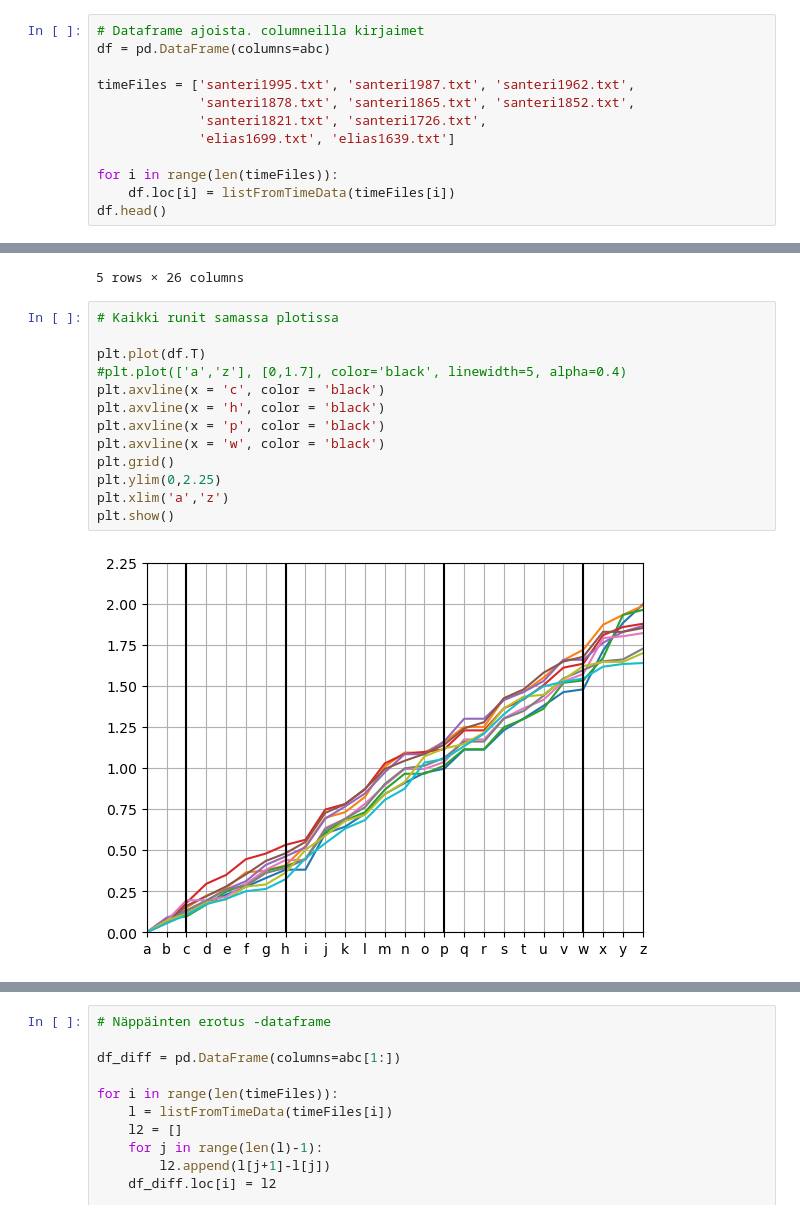
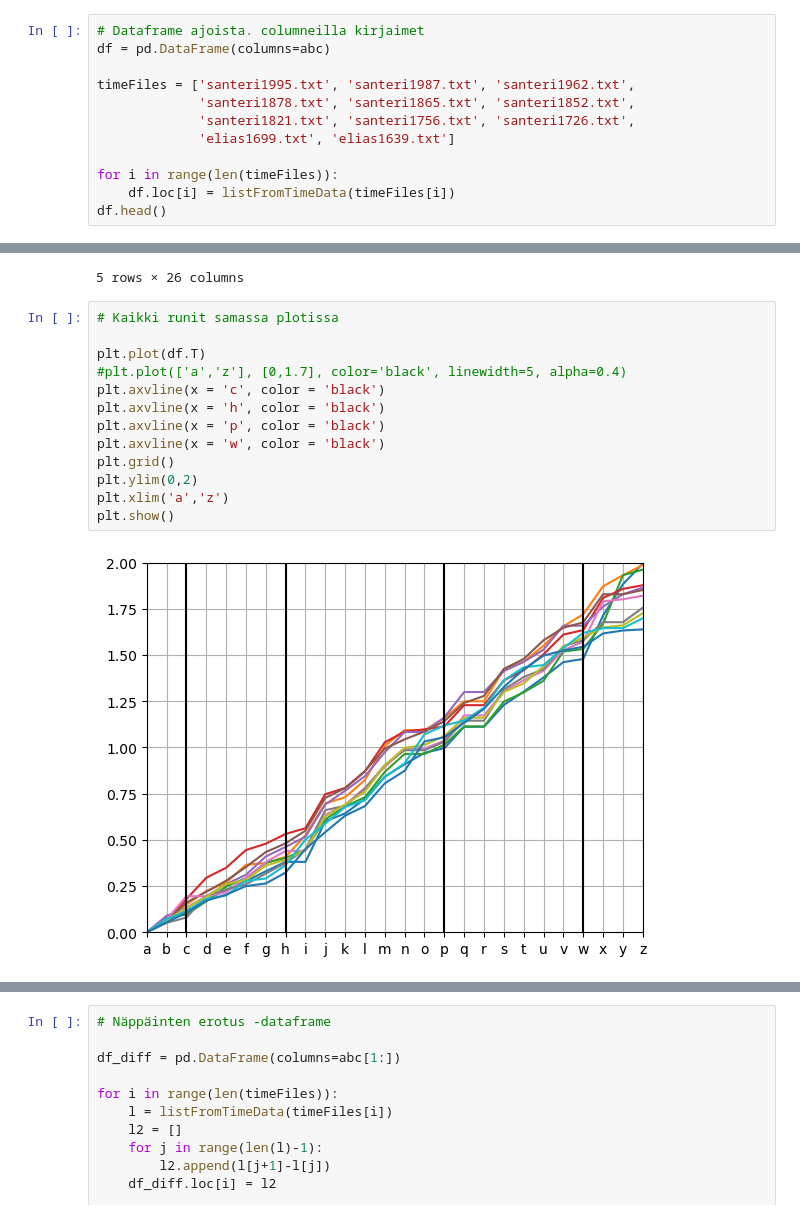
Before and after one commit to sansalv/abc-analyysi, a Jupyter notebook: abc_analyysi.ipynb, the cells around one changed output, grey strips where cells are left out. Cells and saved outputs as stored; diff of their text form.

```diff
--- a/abc_analyysi.ipynb
+++ b/abc_analyysi.ipynb
@@ -25,7 +25,7 @@ df = pd.DataFrame(columns=abc)
 
 timeFiles = ['santeri1995.txt', 'santeri1987.txt', 'santeri1962.txt',
              'santeri1878.txt', 'santeri1865.txt', 'santeri1852.txt',
-             'santeri1821.txt', 'santeri1726.txt',
+             'santeri1821.txt', 'santeri1756.txt', 'santeri1726.txt',
              'elias1699.txt', 'elias1639.txt']
 
 for i in range(len(timeFiles)):
@@ -42,18 +42,18 @@ df.head()
 # %%
 # Kaikki runit samassa plotissa
 
 plt.plot(df.T)
 #plt.plot(['a','z'], [0,1.7], color='black', linewidth=5, alpha=0.4)
 plt.axvline(x = 'c', color = 'black')
 plt.axvline(x = 'h', color = 'black')
 plt.axvline(x = 'p', color = 'black')
 plt.axvline(x = 'w', color = 'black')
 plt.grid()
-plt.ylim(0,2.25)
+plt.ylim(0,2)
 plt.xlim('a','z')
 plt.show()
 # %% [output]
-[figure, old version]
+[figure, new version]
 # %%
 # Kiinnostavien runien vertailu
 
```
Also changed, not shown: parts of 4 cells of this notebook.
